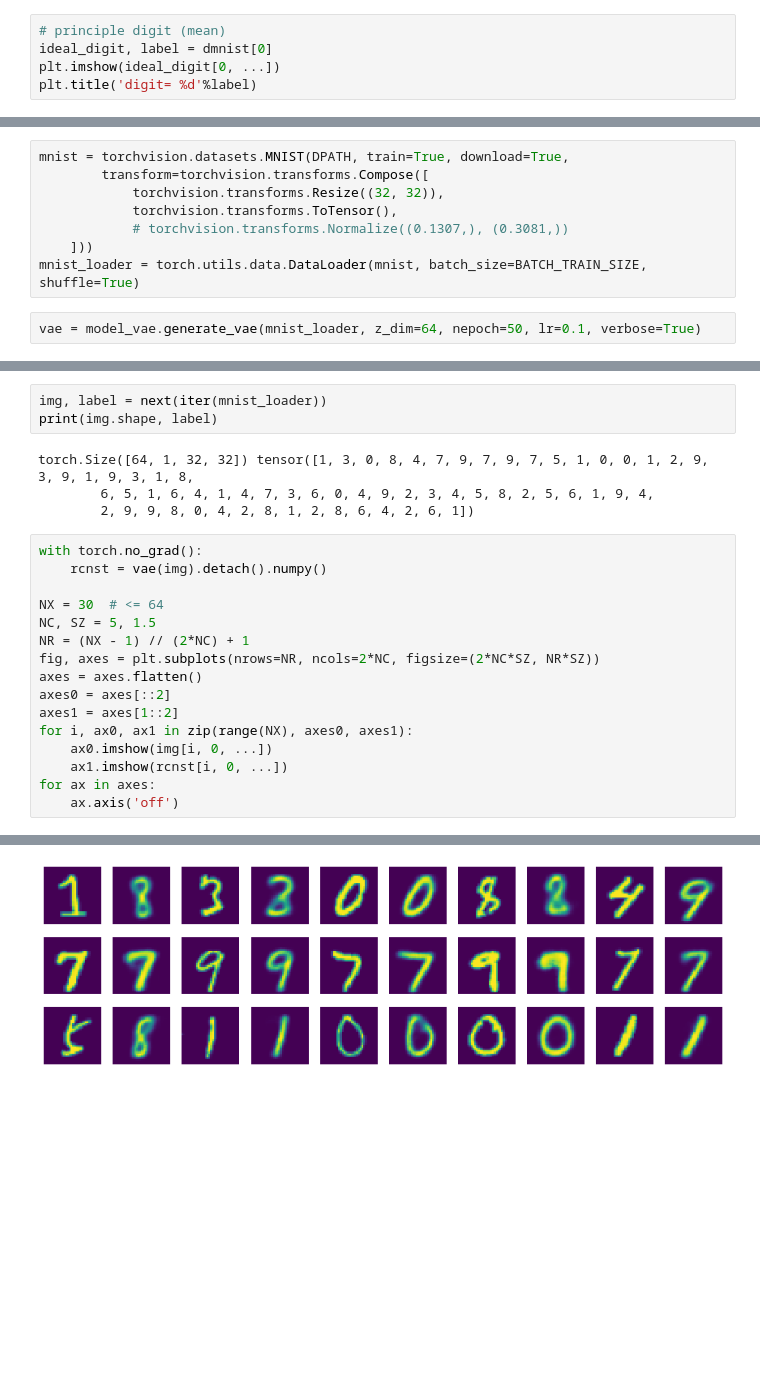
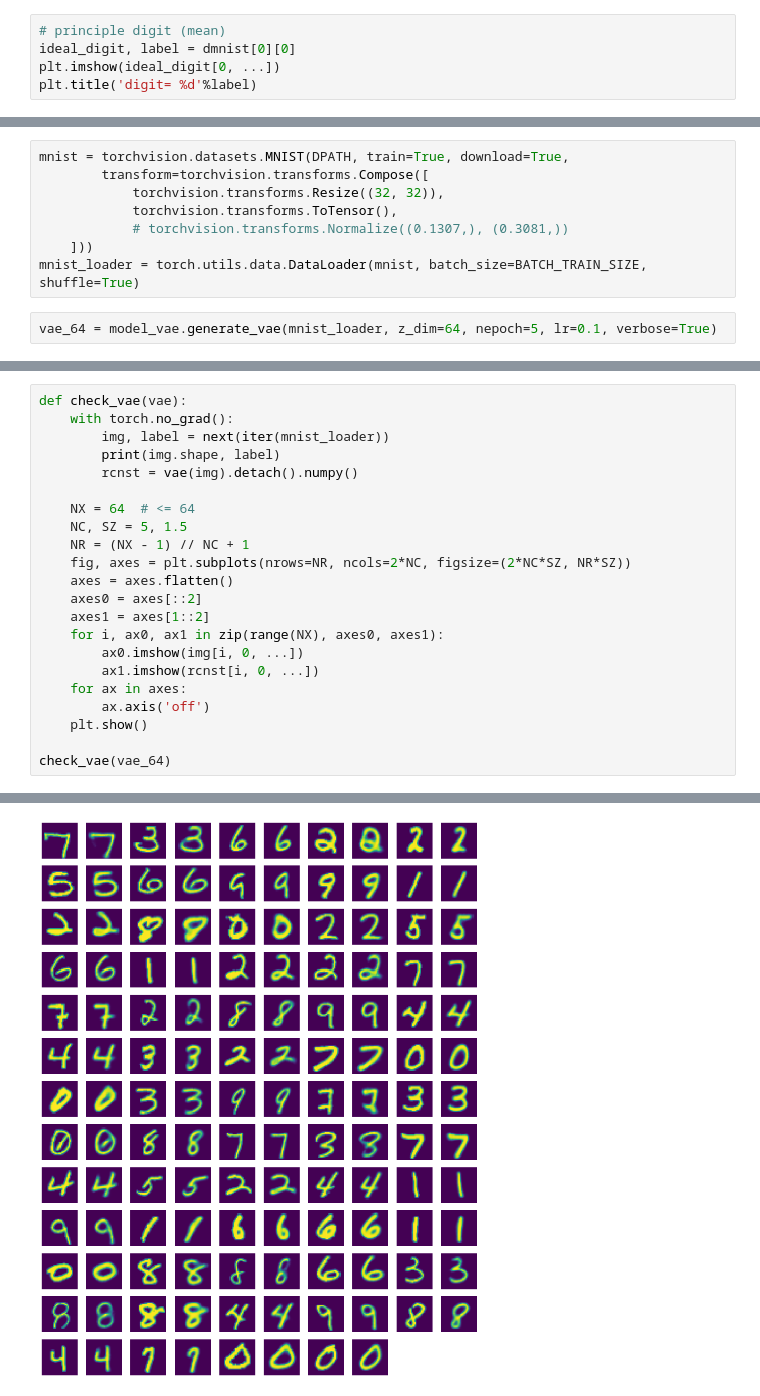
Before and after one commit to mIXs222/neuode, a Jupyter notebook: scripts/MNIST_neuode.ipynb, the cells around one changed output, grey strips where cells are left out. Cells and saved outputs as stored; diff of their text form; blank space fills up the shorter version.

```diff
--- a/scripts/MNIST_neuode.ipynb
+++ b/scripts/MNIST_neuode.ipynb
@@ -75,6 +94,6 @@ mnist_loader = torch.utils.data.DataLoader(mnist, batch_size=BATCH_TRAIN_SIZE, s
 # %%
 # principle digit (mean)
-ideal_digit, label = dmnist[0]
+ideal_digit, label = dmnist[0][0]
 plt.imshow(ideal_digit[0, ...])
 plt.title('digit= %d'%label)
 # %% [output]
@@ -227,5 +244,5 @@ mnist = torchvision.datasets.MNIST(DPATH, train=True, download=True,
     ]))
 mnist_loader = torch.utils.data.DataLoader(mnist, batch_size=BATCH_TRAIN_SIZE, shuffle=True)
 # %%
-vae = model_vae.generate_vae(mnist_loader, z_dim=64, nepoch=50, lr=0.1, verbose=True)
+vae_64 = model_vae.generate_vae(mnist_loader, z_dim=64, nepoch=5, lr=0.1, verbose=True)
 # %% [output]
@@ -249,24 +266,23 @@ Epoch  49 [ 937/ 938 (99%)]: loss= 0.590684
-# %%
-img, label = next(iter(mnist_loader))
-print(img.shape, label)
-# %% [output]
-torch.Size([64, 1, 32, 32]) tensor([1, 3, 0, 8, 4, 7, 9, 7, 9, 7, 5, 1, 0, 0, 1, 2, 9, 3, 9, 1, 9, 3, 1, 8,
-        6, 5, 1, 6, 4, 1, 4, 7, 3, 6, 0, 4, 9, 2, 3, 4, 5, 8, 2, 5, 6, 1, 9, 4,
-        2, 9, 9, 8, 0, 4, 2, 8, 1, 2, 8, 6, 4, 2, 6, 1])
 # %%
-with torch.no_grad():
-    rcnst = vae(img).detach().numpy()
+def check_vae(vae):
+    with torch.no_grad():
+        img, label = next(iter(mnist_loader))
+        print(img.shape, label)
+        rcnst = vae(img).detach().numpy()
 
-NX = 30  # <= 64
-NC, SZ = 5, 1.5
-NR = (NX - 1) // (2*NC) + 1
-fig, axes = plt.subplots(nrows=NR, ncols=2*NC, figsize=(2*NC*SZ, NR*SZ))
-axes = axes.flatten()
-axes0 = axes[::2]
-axes1 = axes[1::2]
-for i, ax0, ax1 in zip(range(NX), axes0, axes1):
-    ax0.imshow(img[i, 0, ...])
-    ax1.imshow(rcnst[i, 0, ...])
-for ax in axes:
-    ax.axis('off')
+    NX = 64  # <= 64
+    NC, SZ = 5, 1.5
+    NR = (NX - 1) // NC + 1
+    fig, axes = plt.subplots(nrows=NR, ncols=2*NC, figsize=(2*NC*SZ, NR*SZ))
+    axes = axes.flatten()
+    axes0 = axes[::2]
+    axes1 = axes[1::2]
+    for i, ax0, ax1 in zip(range(NX), axes0, axes1):
+        ax0.imshow(img[i, 0, ...])
+        ax1.imshow(rcnst[i, 0, ...])
+    for ax in axes:
+        ax.axis('off')
+    plt.show()
+
+check_vae(vae_64)
 # %% [output]
@@ -273,2 +292,2 @@ for ax in axes:
-[figure, old version]
+[figure, new version]
 # %%
```
Also changed, not shown: parts of 22 cells of this notebook, 15 other files.
